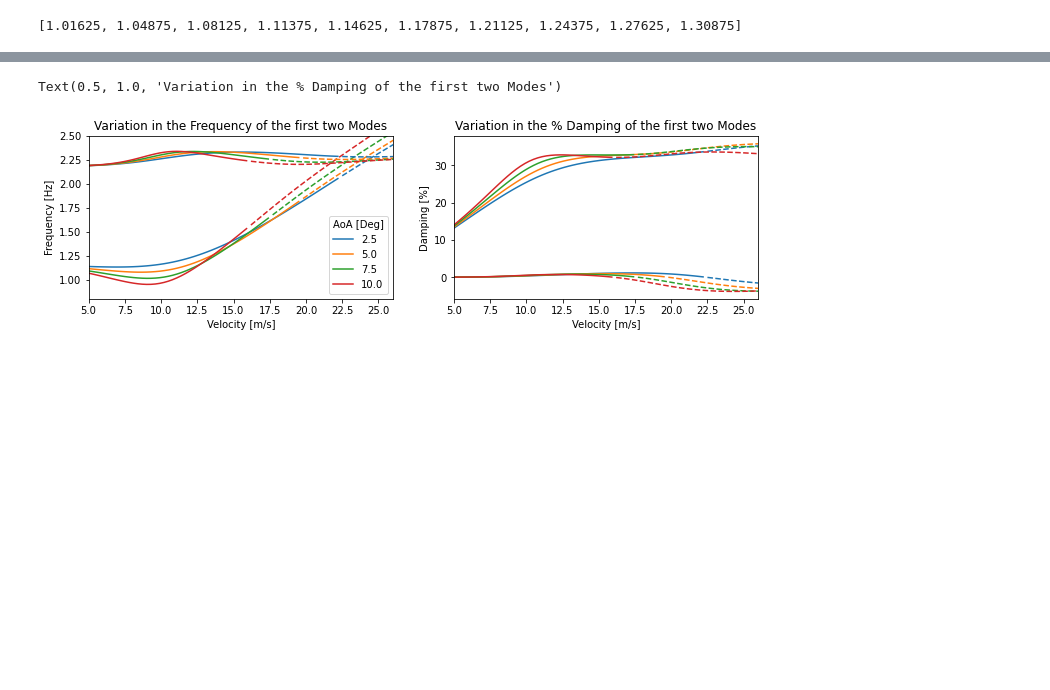
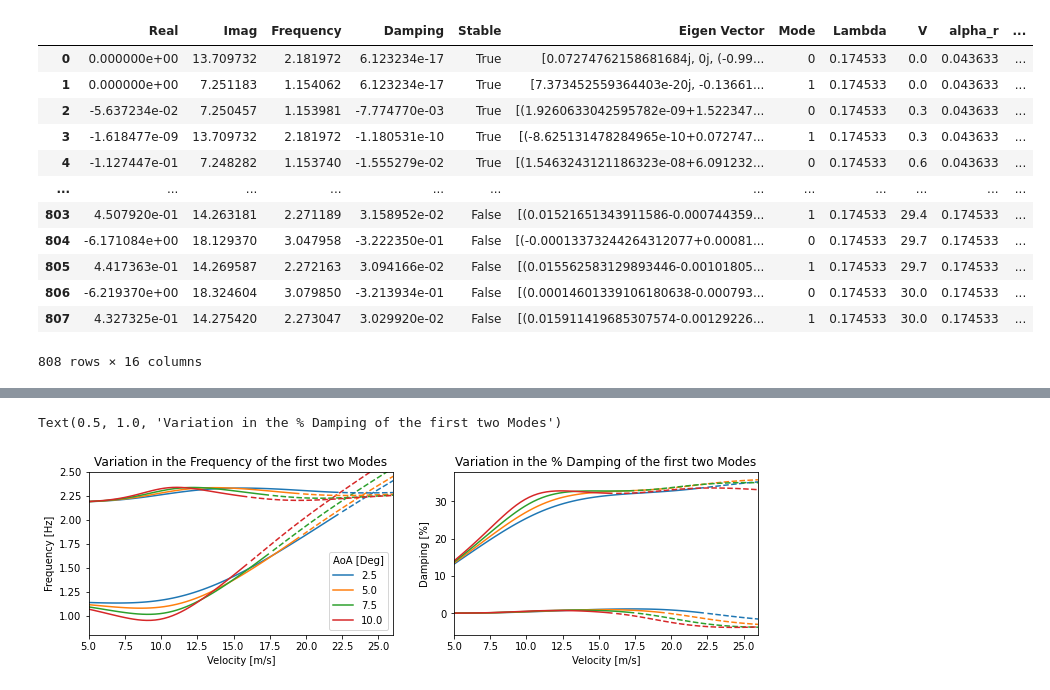
Before and after one commit to fh9g12/FwtModels, a Jupyter notebook: Workbooks/16_2Dof/3_Gen_flutter_Data.ipynb, the cells around one changed output, grey strips where cells are left out. Saved outputs shown, nothing was run; the diff lists cells and outputs as text; code cells hidden in the pictures; blank space fills up the shorter version.

```diff
--- a/Workbooks/16_2Dof/3_Gen_flutter_Data.ipynb
+++ b/Workbooks/16_2Dof/3_Gen_flutter_Data.ipynb
@@ -54,9 +53,8 @@ def create_lift_dist_from_file(filename,span,panels):
 def Model_Eigen(panels = 10):
     dataset_name = 'Test'
     # Set JEC Specific parameters
-    sm = mf.SymbolicModel.from_file('2Dof_Model.py')
-    p = TwoDoF.base_params(panels = panels)
-    sm = sm.subs({p.alpha_1.name:sym.atan(sym.sin(p.Lambda)*sym.sin(p.q[1]))+p.alpha_r*sym.cos(p.q[1])})
+    (sm,p) = mf.SymbolicModel.from_file('2Dof_Model.py')
+    sm = sm.subs({p.alpha_1:sym.atan(sym.sin(p.Lambda)*sym.sin(p.q[1]))+p.alpha_r*sym.cos(p.q[1])})
     p.rho.value = 1.225
     p.s.value = 0.325
     p.c.value = 0.15
@@ -79,11 +77,9 @@ def Model_Eigen(panels = 10):
 
     variables = [k for k,v in vars_ls]
 
-    flutdf = rw.eigen_perm_params(p,sm,vars_ls,calc_fixed_points=True,fp = np.array([0,np.deg2rad(-30)]),sortby='D')
+    flutdf = rw.eigen_perm_params(p,sm,vars_ls,calc_fixed_points=True,fp = np.array([0,np.deg2rad(-30)]),sortby='D',guess_v0=[0,np.pi/2])
     flutdf.to_pickle(f'Test_FWT_free.pkl')
 Model_Eigen(panels = 10)
-# %% [output]
-[1.01625, 1.04875, 1.08125, 1.11375, 1.14625, 1.17875, 1.21125, 1.24375, 1.27625, 1.30875]
 # %%
 def Calc_coast(numeric_model,p,ic):
     # Create Objetive Function
@@ -103,15 +99,30 @@ def Calc_coast(numeric_model,p,ic):
 # %%
 flutdf = pd.DataFrame()
 
 #for ang in angles:
 flutdf = pd.read_pickle(f'Test_FWT_free.pkl')
 
 #flutdf = pd.concat(ls, ignore_index=True, sort=False)
 
 flutdf = flutdf.reset_index(drop=True)
 flutdf['Damping [%]'] = flutdf['Damping']*-100
 flutdf['Coast Angle [Deg]'] = np.rad2deg([i[-1] for i in flutdf['q']])
 flutdf['Flare Angle [Deg]'] = pd.Categorical(np.rad2deg(flutdf['Lambda']))
 flutdf['AoA [Deg]'] = pd.Categorical(np.round(np.rad2deg(flutdf['alpha_r']),1))
 flutdf['Mode'] = pd.Categorical(flutdf['Mode'])
 flutdf['Stable'] = pd.Categorical(flutdf['Stable'])
+flutdf
+# %% [output]
+|  | Real | Imag | Frequency | Damping | Stable | Eigen Vector | Mode | Lambda | V | alpha_r | ... |
+| 0 | 0.000000e+00 | 13.709732 | 2.181972 | 6.123234e-17 | True | [0.07274762158681684j, 0j, (-0.99... | 0 | 0.174533 | 0.0 | 0.043633 | ... |
+| 1 | 0.000000e+00 | 7.251183 | 1.154062 | 6.123234e-17 | True | [7.373452559364403e-20j, -0.13661... | 1 | 0.174533 | 0.0 | 0.043633 | ... |
+| 2 | -5.637234e-02 | 7.250457 | 1.153981 | -7.774770e-03 | True | [(1.9260633042595782e-09+1.522347... | 0 | 0.174533 | 0.3 | 0.043633 | ... |
+| 3 | -1.618477e-09 | 13.709732 | 2.181972 | -1.180531e-10 | True | [(-8.625131478284965e-10+0.072747... | 1 | 0.174533 | 0.3 | 0.043633 | ... |
+| 4 | -1.127447e-01 | 7.248282 | 1.153740 | -1.555279e-02 | True | [(1.5463243121186323e-08+6.091232... | 0 | 0.174533 | 0.6 | 0.043633 | ... |
+| ... | ... | ... | ... | ... | ... | ... | ... | ... | ... | ... | ... |
+| 803 | 4.507920e-01 | 14.263181 | 2.271189 | 3.158952e-02 | False | [(0.01521651343911586-0.000744359... | 1 | 0.174533 | 29.4 | 0.174533 | ... |
+| 804 | -6.171084e+00 | 18.129370 | 3.047958 | -3.222350e-01 | False | [(-0.00013373244264312077+0.00081... | 0 | 0.174533 | 29.7 | 0.174533 | ... |
+| 805 | 4.417363e-01 | 14.269587 | 2.272163 | 3.094166e-02 | False | [(0.015562583129893446-0.00101805... | 1 | 0.174533 | 29.7 | 0.174533 | ... |
+| 806 | -6.219370e+00 | 18.324604 | 3.079850 | -3.213934e-01 | False | [(0.00014601339106180638-0.000793... | 0 | 0.174533 | 30.0 | 0.174533 | ... |
+| 807 | 4.327325e-01 | 14.275420 | 2.273047 | 3.029920e-02 | False | [(0.015911419685307574-0.00129226... | 1 | 0.174533 | 30.0 | 0.174533 | ... |
+808 rows × 16 columns
```
Also changed, not shown: parts of 4 cells of this notebook, 42 other files.
